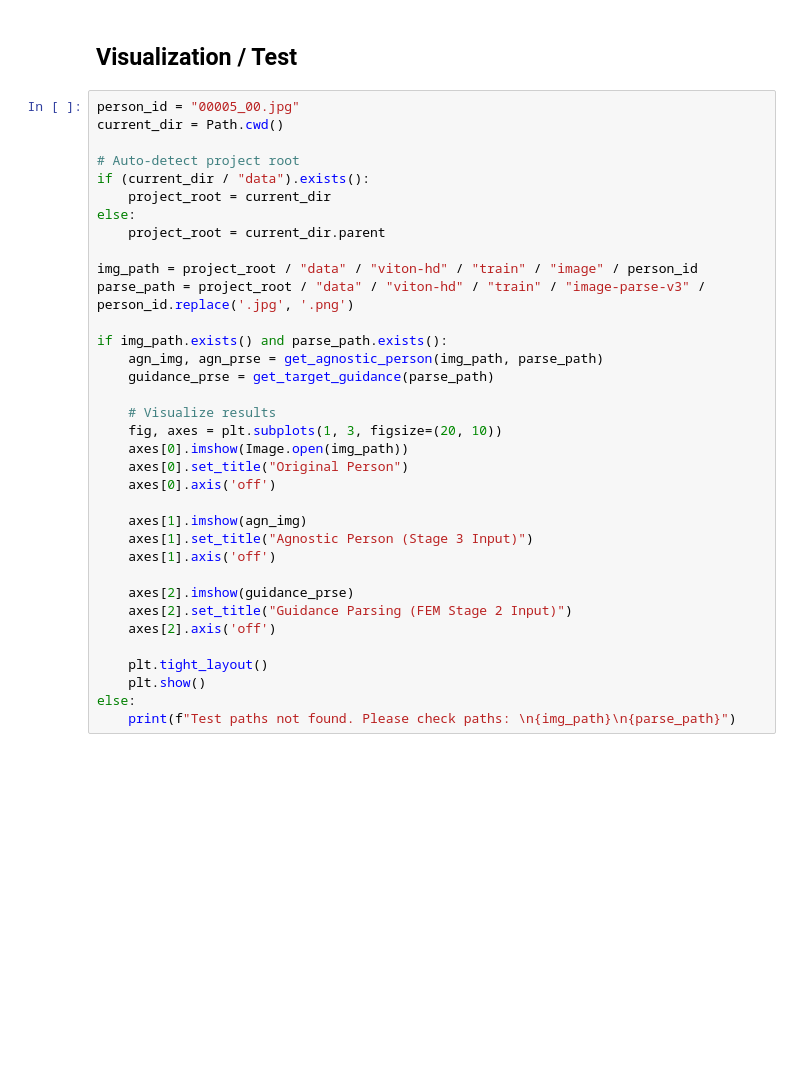
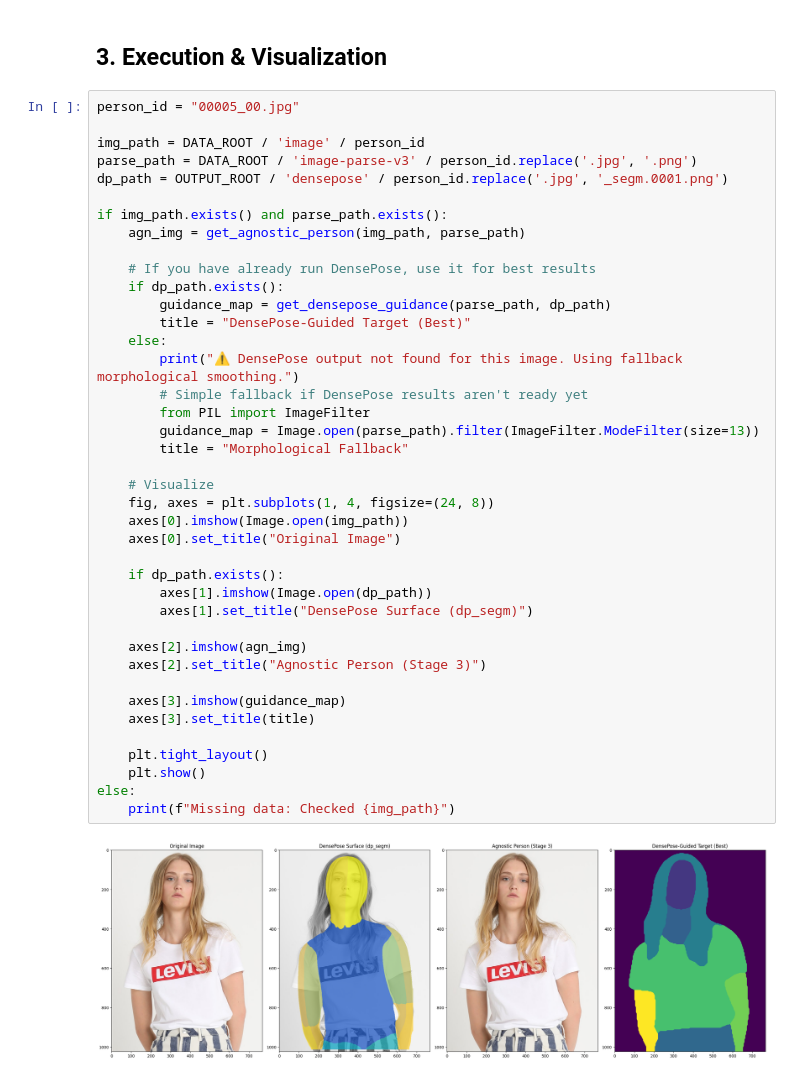
Before and after one commit to rahul-ks04/virtual-tryon, a Jupyter notebook: notebooks/04_agnostic_person_generator.ipynb, the cells around one changed output. Cells and saved outputs as stored; diff of their text form; blank space fills up the shorter version.

```diff
--- a/notebooks/04_agnostic_person_generator.ipynb
+++ b/notebooks/04_agnostic_person_generator.ipynb
@@ -90,37 +90,44 @@ def get_target_guidance(parse_path, iterations=5):
 # %% [markdown]
-## Visualization / Test
+## 3. Execution & Visualization
-# %%
-person_id = "00005_00.jpg"
-current_dir = Path.cwd()
-
-# Auto-detect project root
-if (current_dir / "data").exists():
-    project_root = current_dir
-else:
-    project_root = current_dir.parent
-
-img_path = project_root / "data" / "viton-hd" / "train" / "image" / person_id
-parse_path = project_root / "data" / "viton-hd" / "train" / "image-parse-v3" / person_id.replace('.jpg', '.png')
-
-if img_path.exists() and parse_path.exists():
-    agn_img, agn_prse = get_agnostic_person(img_path, parse_path)
-    guidance_prse = get_target_guidance(parse_path)
-
-    # Visualize results
-    fig, axes = plt.subplots(1, 3, figsize=(20, 10))
-    axes[0].imshow(Image.open(img_path))
-    axes[0].set_title("Original Person")
-    axes[0].axis('off')
-
-    axes[1].imshow(agn_img)
-    axes[1].set_title("Agnostic Person (Stage 3 Input)")
-    axes[1].axis('off')
-
-    axes[2].imshow(guidance_prse)
-    axes[2].set_title("Guidance Parsing (FEM Stage 2 Input)")
-    axes[2].axis('off')
-
-    plt.tight_layout()
-    plt.show()
-else:
-    print(f"Test paths not found. Please check paths: \n{img_path}\n{parse_path}")
+# %%
+person_id = "00005_00.jpg"
+
+img_path = DATA_ROOT / 'image' / person_id
+parse_path = DATA_ROOT / 'image-parse-v3' / person_id.replace('.jpg', '.png')
+dp_path = OUTPUT_ROOT / 'densepose' / person_id.replace('.jpg', '_segm.0001.png')
+
+if img_path.exists() and parse_path.exists():
+    agn_img = get_agnostic_person(img_path, parse_path)
+
+    # If you have already run DensePose, use it for best results
+    if dp_path.exists():
+        guidance_map = get_densepose_guidance(parse_path, dp_path)
+        title = "DensePose-Guided Target (Best)"
+    else:
+        print("⚠️ DensePose output not found for this image. Using fallback morphological smoothing.")
+        # Simple fallback if DensePose results aren't ready yet
+        from PIL import ImageFilter
+        guidance_map = Image.open(parse_path).filter(ImageFilter.ModeFilter(size=13))
+        title = "Morphological Fallback"
+
+    # Visualize
+    fig, axes = plt.subplots(1, 4, figsize=(24, 8))
+    axes[0].imshow(Image.open(img_path))
+    axes[0].set_title("Original Image")
+
+    if dp_path.exists():
+        axes[1].imshow(Image.open(dp_path))
+        axes[1].set_title("DensePose Surface (dp_segm)")
+
+    axes[2].imshow(agn_img)
+    axes[2].set_title("Agnostic Person (Stage 3)")
+
+    axes[3].imshow(guidance_map)
+    axes[3].set_title(title)
+
+    plt.tight_layout()
+    plt.show()
+else:
+    print(f"Missing data: Checked {img_path}")
+# %% [output]
+[figure, added]
```
Also changed, not shown: parts of 12 cells of this notebook, 4 other files.
